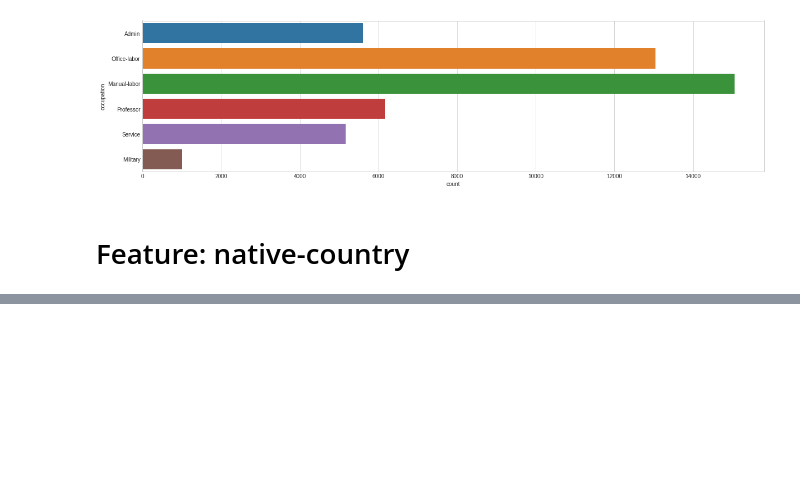
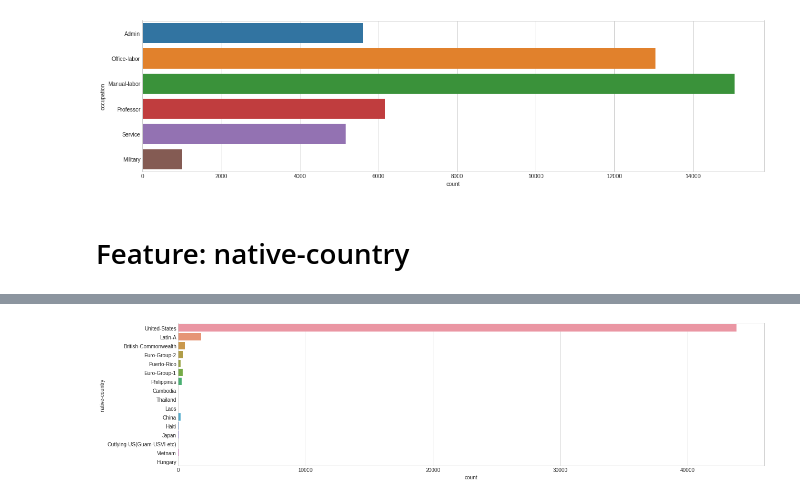
Before and after one commit to NilSagor/eda-tut, a Jupyter notebook: Census Income Dataset.ipynb, the cells around one changed output, grey strips where cells are left out. Cells and saved outputs as stored; diff of their text form; code cells hidden in the pictures; blank space fills up the shorter version.

```diff
--- a/Census Income Dataset.ipynb
+++ b/Census Income Dataset.ipynb
@@ -233,3 +282,5 @@ sns.countplot(y = 'occupation', data = dataset_bin);
 # %%
-fig = plt.figure(figsize = (20,5))
-sns.countplot(y="native-country", data = datas)
+fig = plt.figure(figsize=(20,5))
+sns.countplot(y = "native-country", data = dataset_bin);
+# %% [output]
+[figure, added]
```
Also changed, not shown: parts of 2 cells of this notebook.
